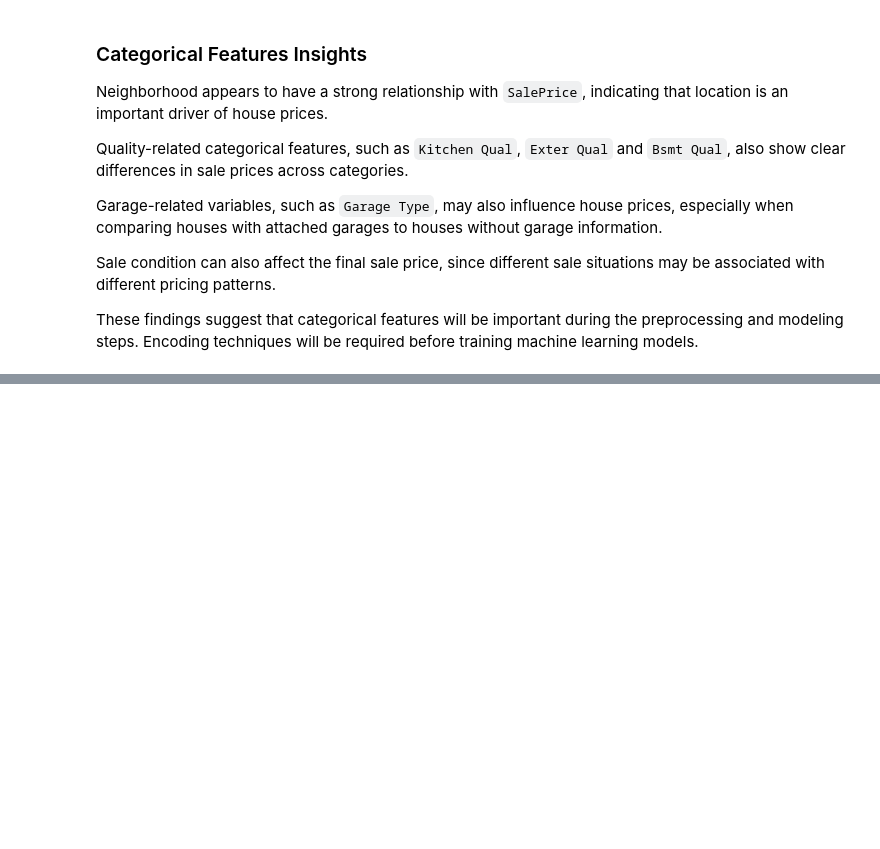
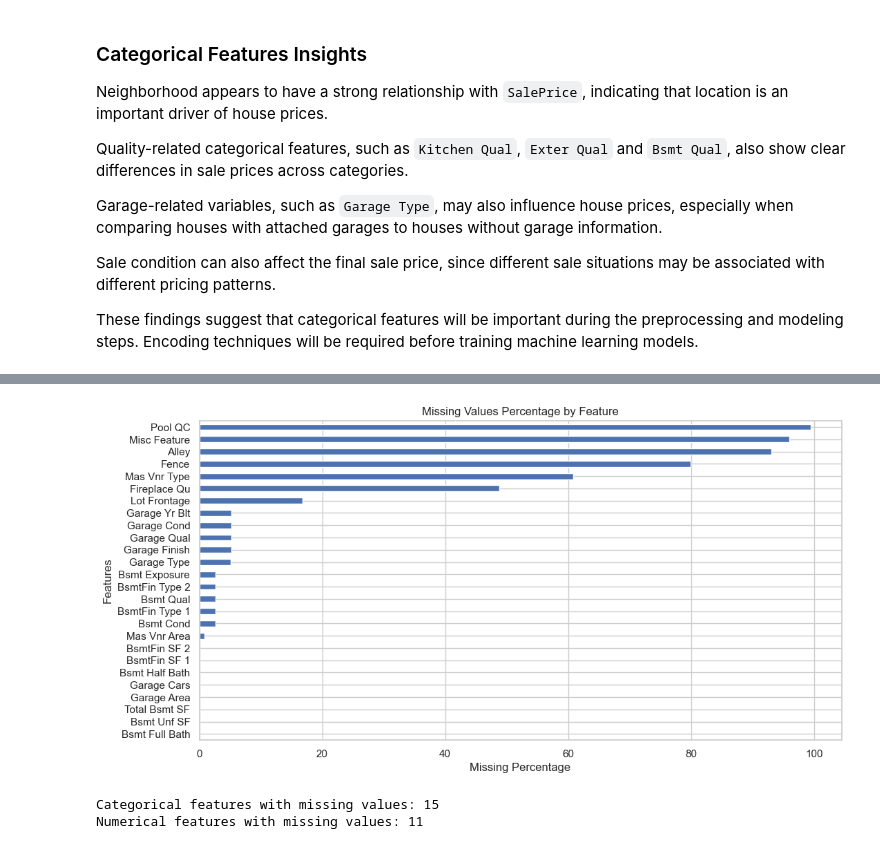
Before and after one commit to sanches-davi/ames-housing-price-prediction, a Jupyter notebook: notebooks/EDA.ipynb, the cells around one changed output, grey strips where cells are left out. Drawn from its saved outputs; the diff is of its cells as text; code cells hidden in the pictures; blank space fills up the shorter version.

```diff
--- a/notebooks/EDA.ipynb
+++ b/notebooks/EDA.ipynb
@@ -733,0 +719,13 @@ These findings suggest that categorical features will be important during the pr
+# %%
+# Missing Values Complete Summary
+
+missing_summary = pd.DataFrame({
+    'Missing Count': train_data.isna().sum(),
+    'Missing Percentage': train_data.isna().mean() * 100,
+    'Data Type': train_data.dtypes,
+    'Unique Values': train_data.nunique(dropna=False)
+})
+
+missing_summary = missing_summary[missing_summary['Missing Count'] > 0]                     # Keep only columns with missing values
+missing_summary = missing_summary.sort_values(by='Missing Percentage', ascending=False)     # Sort the summary by missing percentage in descending order
+missing_summary
@@ -733,0 +750,26 @@ These findings suggest that categorical features will be important during the pr
+# %%
+plt.figure(figsize=(12,6))
+missing_summary['Missing Percentage'].sort_values().plot(kind='barh')
+plt.title('Missing Values Percentage by Feature')
+plt.xlabel('Missing Percentage')
+plt.ylabel('Features')
+plt.show()
+# %% [output]
+[figure, added]
+# %%
+# Separate missing values between categorical and numerical variables
+
+categorical_columns = train_data.select_dtypes(include='object').columns                            # Select categorical columns from the training data
+numerical_columns = train_data.select_dtypes(include=['int64', 'float64']).columns                  # Select numerical columns from the training data
+
+categorical_missing = train_data[categorical_columns].isna().sum()                                  # Calculate missing values for categorical features
+categorical_missing = categorical_missing[categorical_missing > 0].sort_values(ascending=False)     # Keep only categorical features with missing values
+
+numerical_missing = train_data[numerical_columns].isna().sum()                                      # Calculate missing values for numerical features
+numerical_missing = numerical_missing[numerical_missing > 0].sort_values(ascending=False)           # Keep only numerical features with missing values
+
+print(f'Categorical features with missing values: {categorical_missing.shape[0]}')
+print(f'Numerical features with missing values: {numerical_missing.shape[0]}')
+# %% [output]
+Categorical features with missing values: 15
+Numerical features with missing values: 11
```
Also changed, not shown: parts of 47 cells of this notebook.
